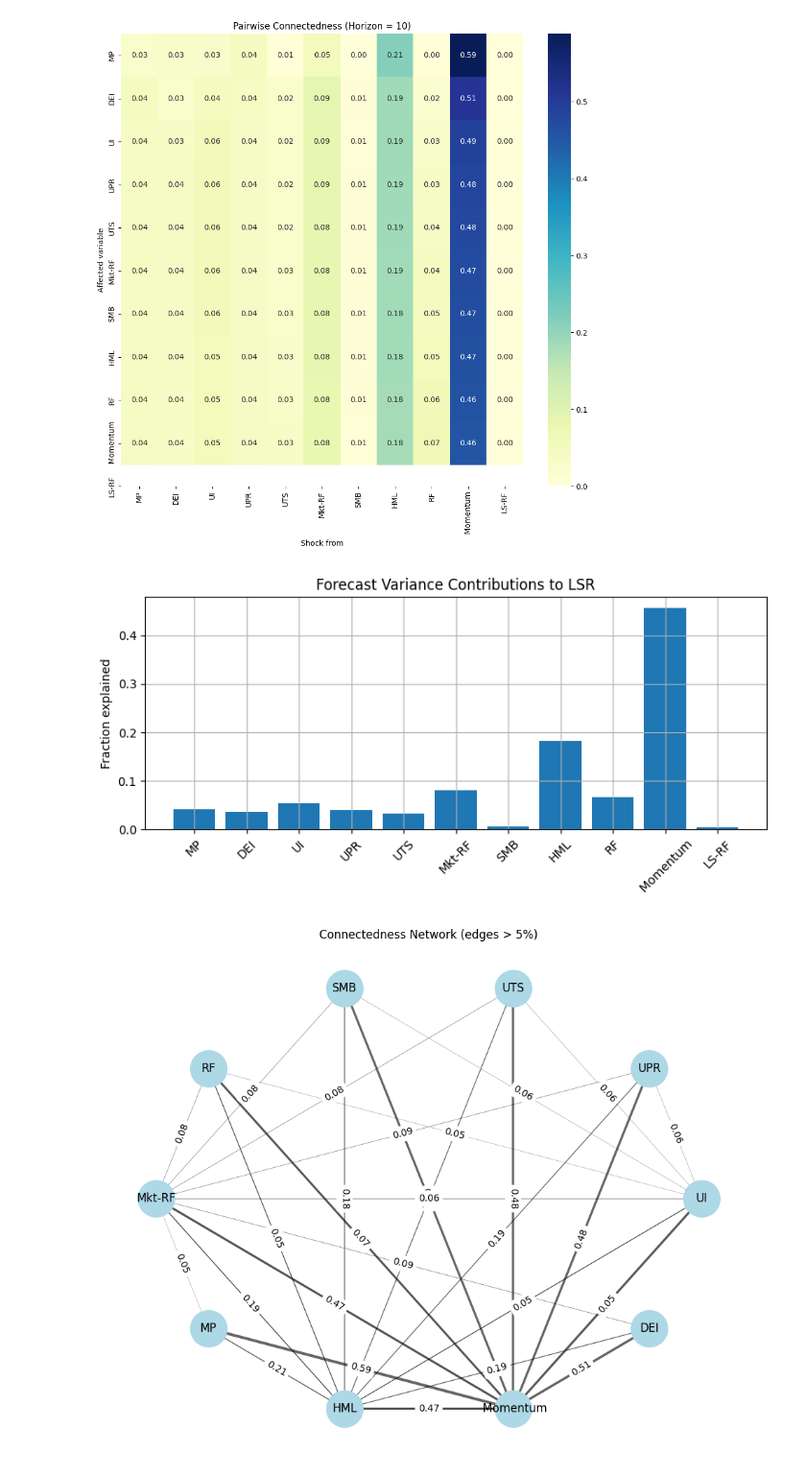
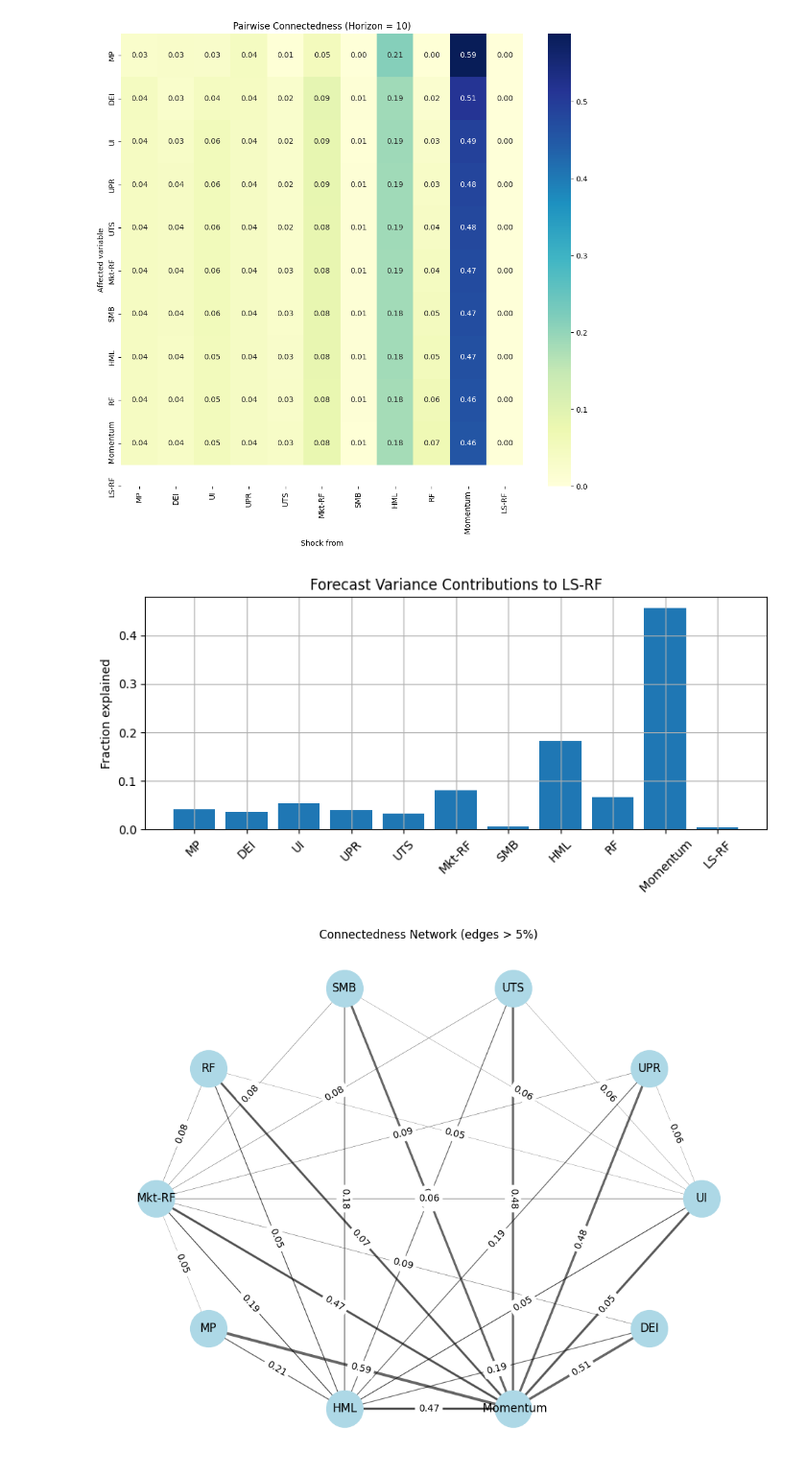
Before and after one commit to justusschenk/valueinvesting, a Jupyter notebook: Connectedness.ipynb, the cells around one changed output. Shown at 96% size. Drawn from its saved outputs; the diff is of its cells as text; code cells hidden in the pictures.

```diff
--- a/Connectedness.ipynb
+++ b/Connectedness.ipynb
@@ -96,17 +96,17 @@ plt.show()
 # %%
 target_idx = df.columns.get_loc("LS-RF")
 contributions = fevd_matrix[target_idx-1]
 
 plt.figure(figsize=(8, 4))
 plt.bar(df.columns, contributions)
-plt.title("Forecast Variance Contributions to LSR")
+plt.title("Forecast Variance Contributions to LS-RF")
 plt.ylabel("Fraction explained")
 plt.xticks(rotation=45)
 plt.grid(True)
 plt.tight_layout()
 plt.show()
 # %% [output]
-[figure, old version]
+[figure, new version]
 # %%
 import networkx as nx
 
```
